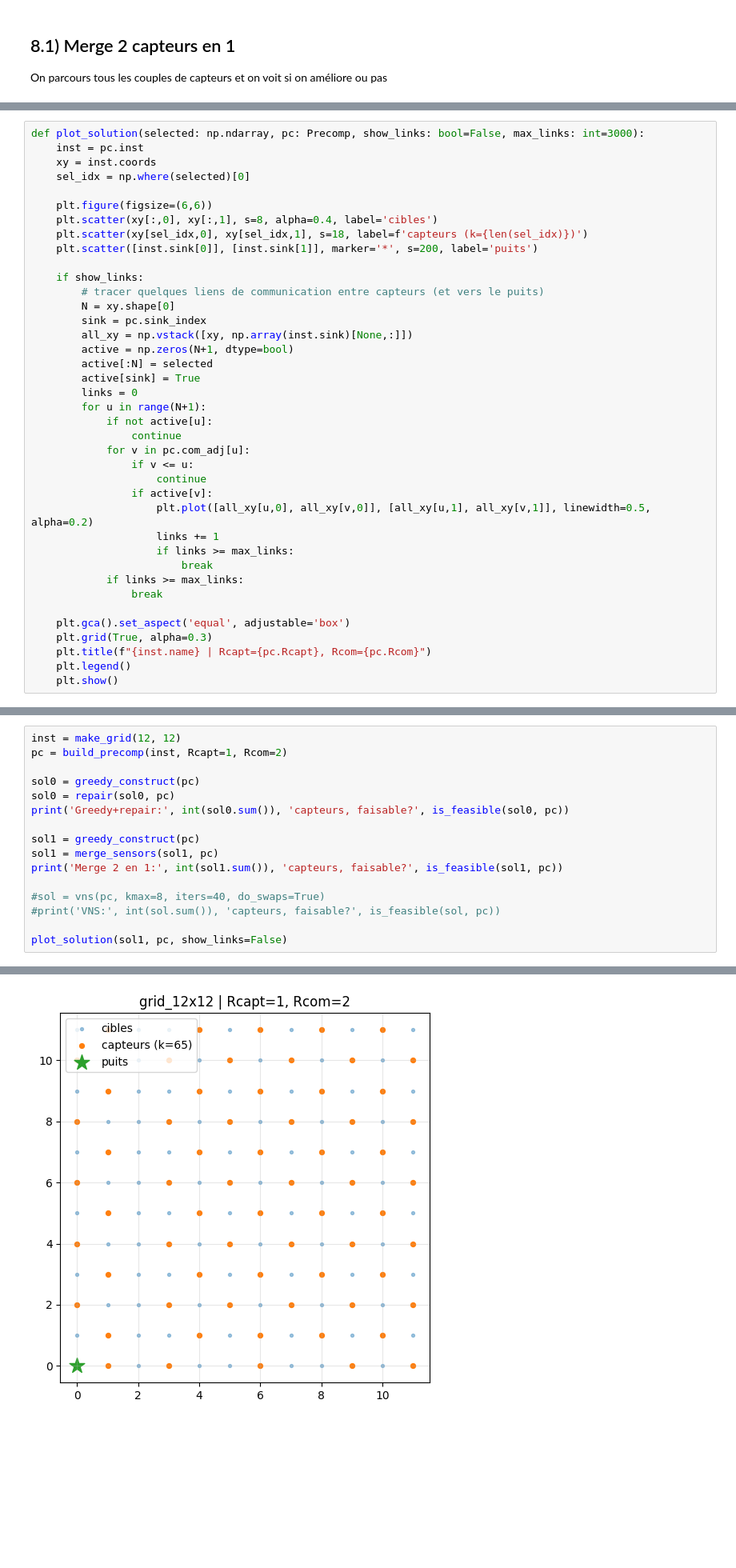
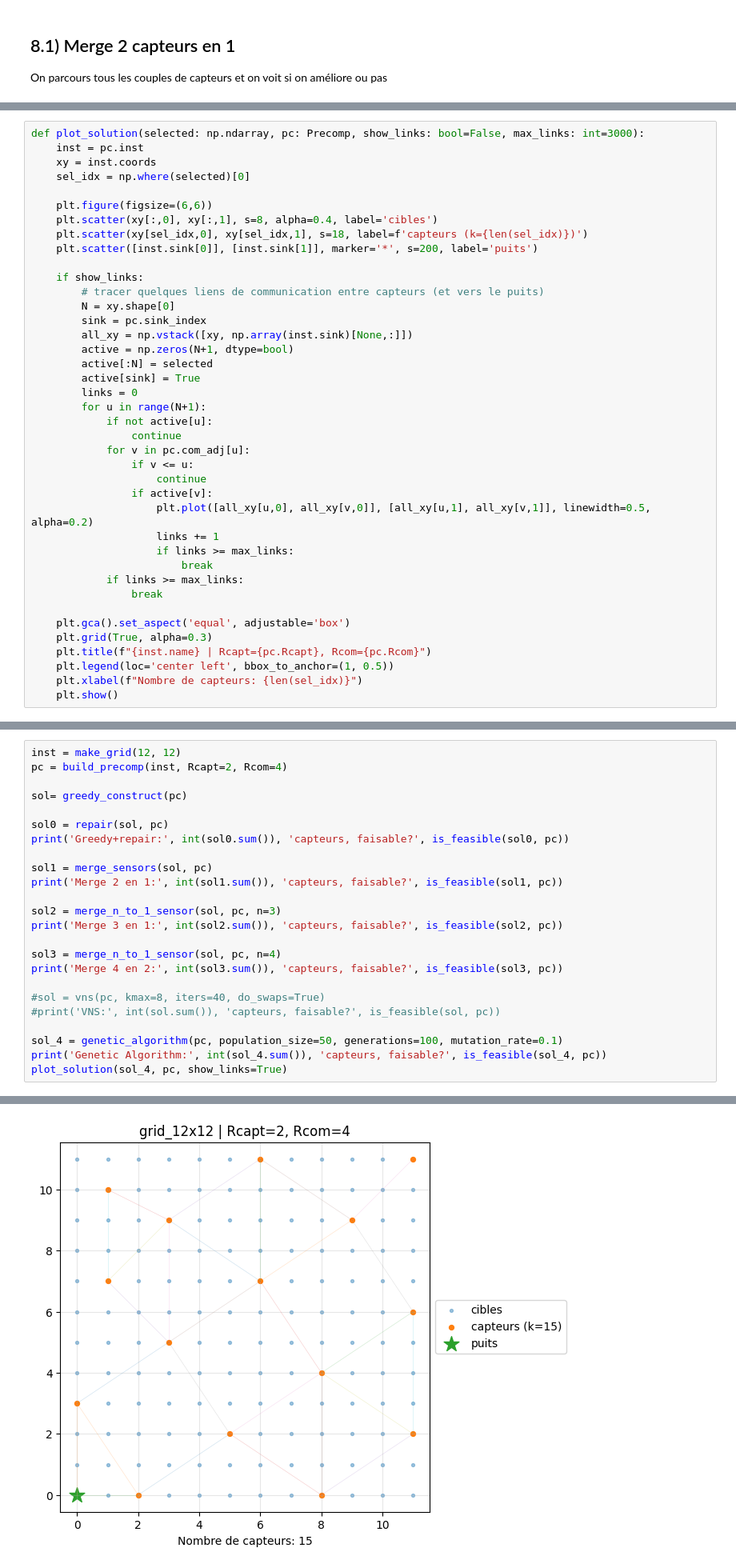
Before and after one commit to pgatt06/Meta-heuristiques, a Jupyter notebook: projet_capteurs_metaheuristiques.ipynb, the cells around one changed output, grey strips where cells are left out. Shown at 80% size. Saved outputs shown, nothing was run; the diff lists cells and outputs as text; blank space fills up the shorter version.

Commit message:
ajoute genetic mais pb sur merge capteurs

```diff
--- a/projet_capteurs_metaheuristiques.ipynb
+++ b/projet_capteurs_metaheuristiques.ipynb
@@ -666,7 +786,8 @@ def plot_solution(selected: np.ndarray, pc: Precomp, show_links: bool=False, max
     plt.gca().set_aspect('equal', adjustable='box')
     plt.grid(True, alpha=0.3)
     plt.title(f"{inst.name} | Rcapt={pc.Rcapt}, Rcom={pc.Rcom}")
-    plt.legend()
+    plt.legend(loc='center left', bbox_to_anchor=(1, 0.5))
+    plt.xlabel(f"Nombre de capteurs: {len(sel_idx)}")
     plt.show()
 # %% [markdown]
 ## 11) Exemple sur une petite grille
@@ -676,18 +797,26 @@ Notes :
 - Sur une petite grille, on peut verifier visuellement les capteurs et la connectivite.
 # %%
 inst = make_grid(12, 12)
-pc = build_precomp(inst, Rcapt=1, Rcom=2)
+pc = build_precomp(inst, Rcapt=2, Rcom=4)
 
-sol0 = greedy_construct(pc)
-sol0 = repair(sol0, pc)
+sol= greedy_construct(pc)
+
+sol0 = repair(sol, pc)
 print('Greedy+repair:', int(sol0.sum()), 'capteurs, faisable?', is_feasible(sol0, pc))
 
-sol1 = greedy_construct(pc)
-sol1 = merge_sensors(sol1, pc)
+sol1 = merge_sensors(sol, pc)
 print('Merge 2 en 1:', int(sol1.sum()), 'capteurs, faisable?', is_feasible(sol1, pc))
+
+sol2 = merge_n_to_1_sensor(sol, pc, n=3)
+print('Merge 3 en 1:', int(sol2.sum()), 'capteurs, faisable?', is_feasible(sol2, pc))
+
+sol3 = merge_n_to_1_sensor(sol, pc, n=4)
+print('Merge 4 en 2:', int(sol3.sum()), 'capteurs, faisable?', is_feasible(sol3, pc))
 
 #sol = vns(pc, kmax=8, iters=40, do_swaps=True)
 #print('VNS:', int(sol.sum()), 'capteurs, faisable?', is_feasible(sol, pc))
 
-plot_solution(sol1, pc, show_links=False)
+sol_4 = genetic_algorithm(pc, population_size=50, generations=100, mutation_rate=0.1)
+print('Genetic Algorithm:', int(sol_4.sum()), 'capteurs, faisable?', is_feasible(sol_4, pc))
+plot_solution(sol_4, pc, show_links=True)
 # %% [output]
@@ -697 +840 @@ Merge 2 en 1: 65 capteurs, faisable? True
-[figure, old version]
+[figure, new version]
```
Also changed, not shown: parts of 13 cells of this notebook.
